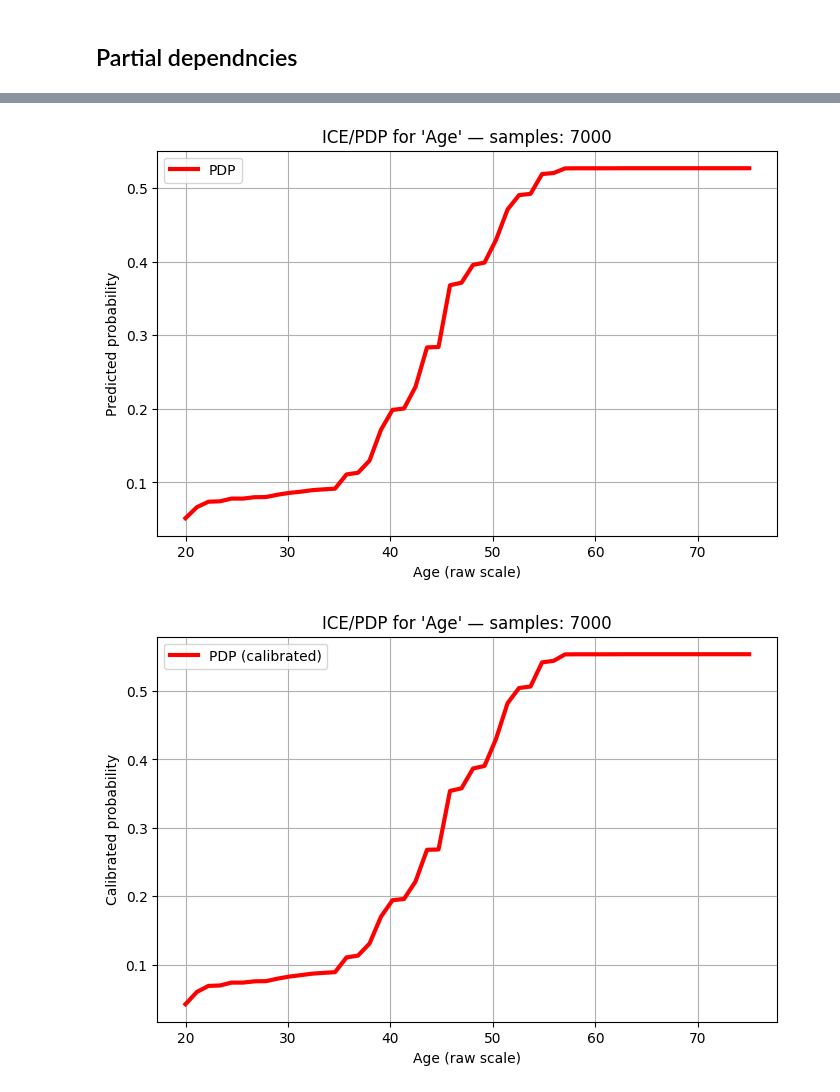
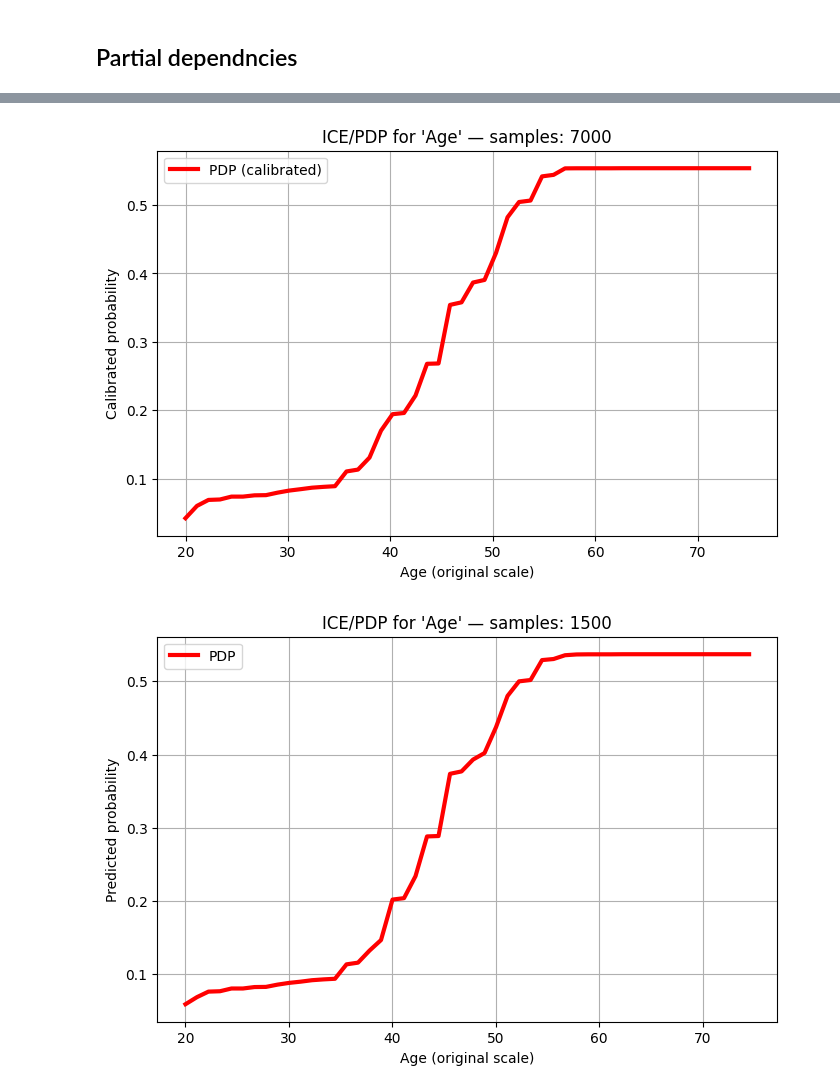
Before and after one commit to ArnauFabregat/probability_estimation, a Jupyter notebook: notebooks/xgboost.ipynb, the cells around one changed output, grey strips where cells are left out. Saved outputs shown, nothing was run; the diff lists cells and outputs as text; code cells hidden in the pictures.

```diff
--- a/notebooks/xgboost.ipynb
+++ b/notebooks/xgboost.ipynb
@@ -166,3 +167,6 @@ calibration_diagnostics(y_test, probs_test, probs_test_cal)
 [figure]
 # %% [markdown]
 ## Partial dependncies
+# %%
+FEATURE_NAME = "Age"
+MODE = "pdp"
@@ -169,31 +188,33 @@ calibration_diagnostics(y_test, probs_test, probs_test_cal)
 # %%
 ice_age = ice_pdp_plot_xgb_or_nn(
     model=model,
-    X=x_tr.values,
-    feature_name="Age",
+    X_raw=x_tr.values,
+    X_std=x_tr.values,
+    feature_name=FEATURE_NAME,
     all_vars=all_vars,
-    mode="pdp",
+    mode=MODE,
     num_points=50,
     n_samples=None,
     calibrator=cal,
-    plot_calibrated=False,
+    plot_calibrated=True,
 )
 # %% [output]
-[figure, old version]
+[figure, new version]
 # %%
 ice_age = ice_pdp_plot_xgb_or_nn(
     model=model,
-    X=x_tr.values,
-    feature_name="Age",
+    X_raw=x_val.values,
+    X_std=x_val.values,
+    feature_name=FEATURE_NAME,
     all_vars=all_vars,
-    mode="pdp",
+    mode=MODE,
     num_points=50,
     n_samples=None,
     calibrator=cal,
-    plot_calibrated=True,
+    plot_calibrated=False,
 )
 # %% [output]
-[figure, old version]
+[figure, new version]
 # %%
 ice_age = ice_pdp_plot_xgb_or_nn(
     model=model,
```
Also changed, not shown: parts of 6 cells of this notebook, 11 other files.
